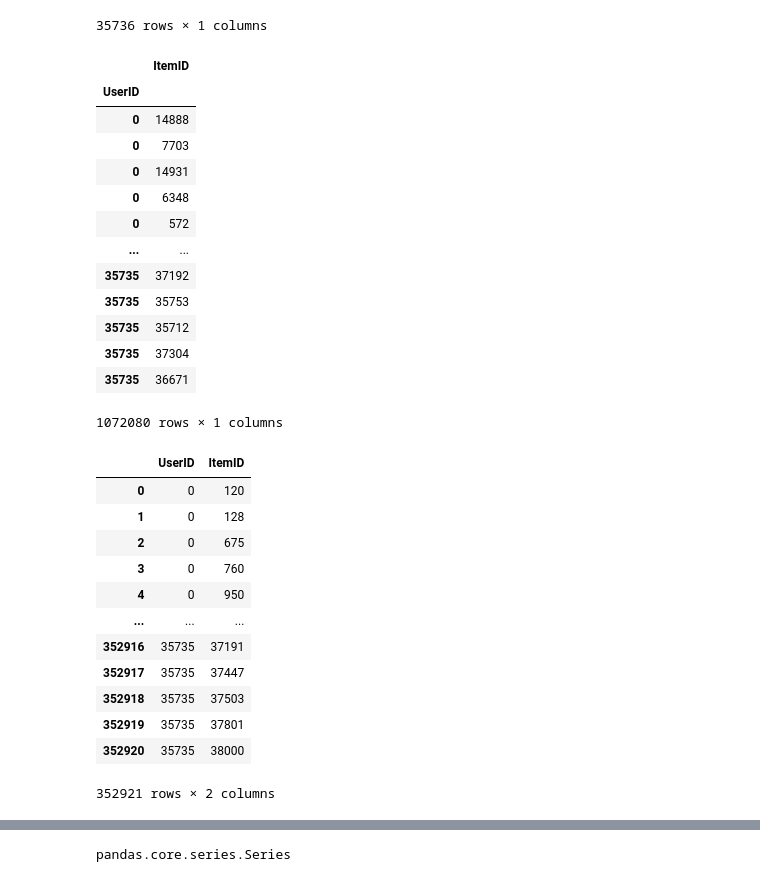
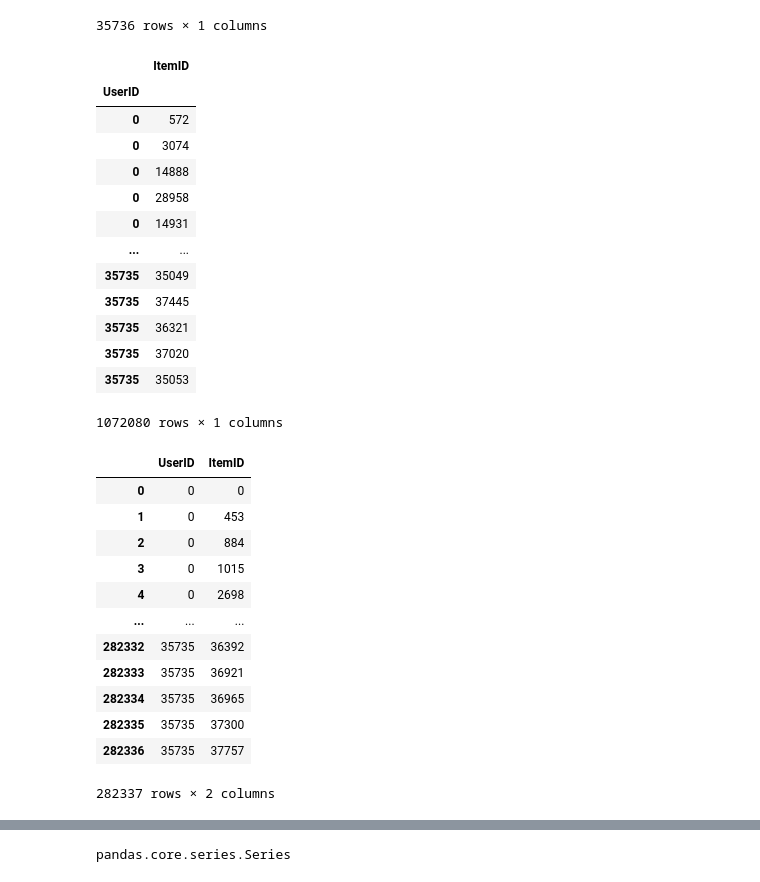
Before and after one commit to lippa66002/RecSysProject, a Jupyter notebook: Boost.ipynb, the cells around one changed output, grey strips where cells are left out. Cells and saved outputs as stored; diff of their text form; code cells hidden in the pictures.

```diff
--- a/Boost.ipynb
+++ b/Boost.ipynb
@@ -86,7 +76,7 @@ training_dataframe
 cutoff = 30
 
 for user_id in tqdm(range(n_users)):
-    recommendations = hyb3.recommend(user_id, cutoff = cutoff)
+    recommendations = hyb.recommend(user_id, cutoff = cutoff)
     training_dataframe.loc[user_id, "ItemID"] = recommendations
 
 training_dataframe = training_dataframe.explode("ItemID")
@@ -94,38 +84,38 @@ training_dataframe
 # %% [output]
 |  | ItemID |
 | UserID |  |
+| 0 | 572 |
+| 0 | 3074 |
 | 0 | 14888 |
-| 0 | 7703 |
+| 0 | 28958 |
 | 0 | 14931 |
-| 0 | 6348 |
-| 0 | 572 |
 | ... | ... |
-| 35735 | 37192 |
-| 35735 | 35753 |
-| 35735 | 35712 |
-| 35735 | 37304 |
-| 35735 | 36671 |
+| 35735 | 35049 |
+| 35735 | 37445 |
+| 35735 | 36321 |
+| 35735 | 37020 |
+| 35735 | 35053 |
 1072080 rows × 1 columns
 # %%
-URM_validation_coo = sps.coo_matrix(controller.URM_test)
+URM_validation_coo = sps.coo_matrix(controller.URM_validation)
 
 correct_recommendations = pd.DataFrame({"UserID": URM_validation_coo.row,
                                         "ItemID": URM_validation_coo.col})
 correct_recommendations
 # %% [output]
 |  | UserID | ItemID |
-| 0 | 0 | 120 |
-| 1 | 0 | 128 |
-| 2 | 0 | 675 |
-| 3 | 0 | 760 |
-| 4 | 0 | 950 |
+| 0 | 0 | 0 |
+| 1 | 0 | 453 |
+| 2 | 0 | 884 |
+| 3 | 0 | 1015 |
+| 4 | 0 | 2698 |
 | ... | ... | ... |
-| 352916 | 35735 | 37191 |
-| 352917 | 35735 | 37447 |
-| 352918 | 35735 | 37503 |
-| 352919 | 35735 | 37801 |
-| 352920 | 35735 | 38000 |
+| 282332 | 35735 | 36392 |
+| 282333 | 35735 | 36921 |
+| 282334 | 35735 | 36965 |
+| 282335 | 35735 | 37300 |
+| 282336 | 35735 | 37757 |
-352921 rows × 2 columns
+282337 rows × 2 columns
 # %%
 training_dataframe = pd.merge(training_dataframe, correct_recommendations, on=['UserID','ItemID'], how='left', indicator='Exist')
 training_dataframe
```
Also changed, not shown: parts of 33 cells of this notebook.
